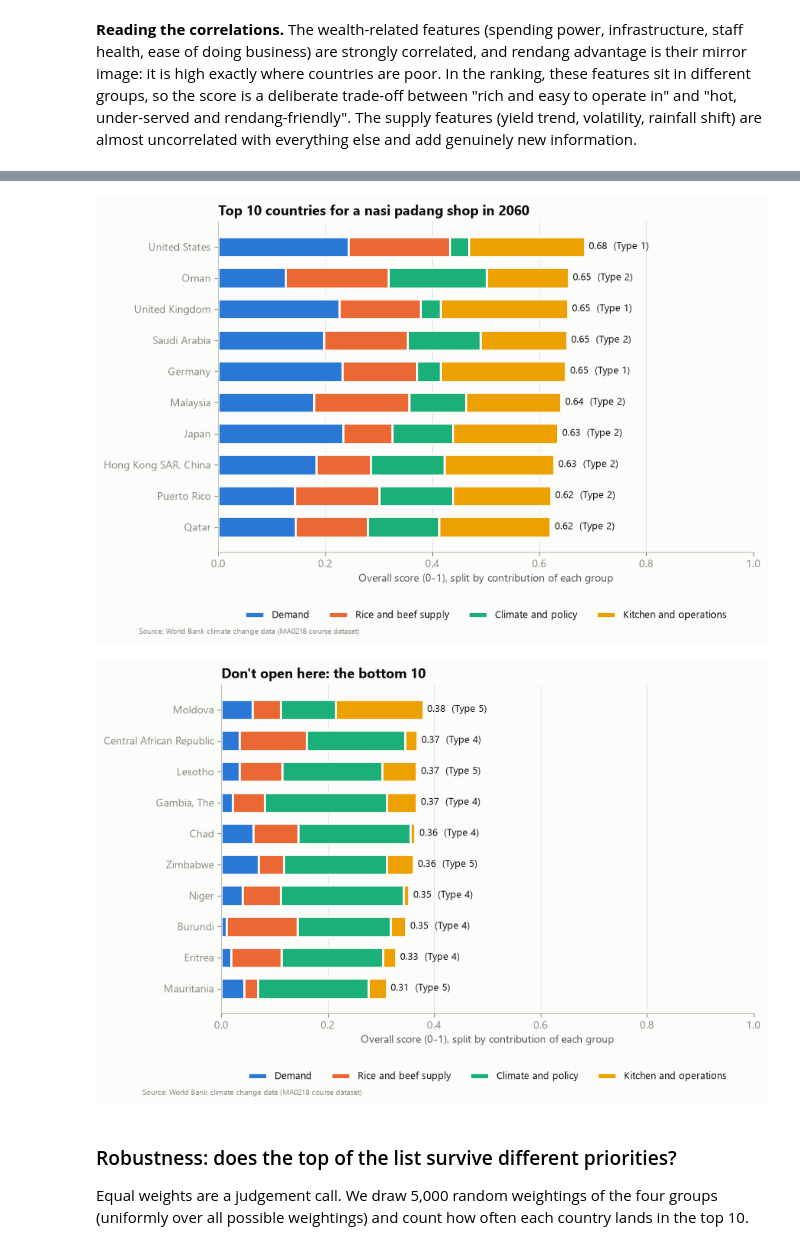
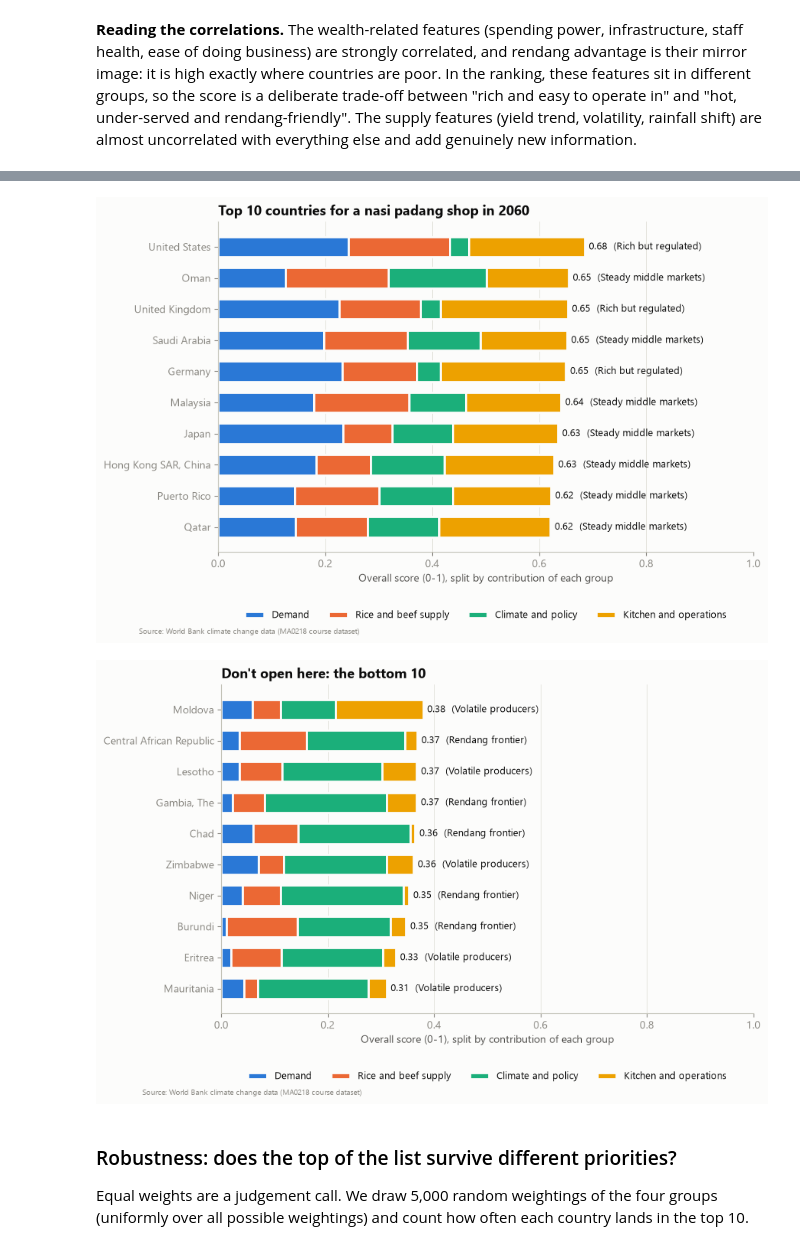
Before and after one commit to edward3423/nasipadang, a Jupyter notebook: nasipadang.ipynb, the cells around one changed output, grey strips where cells are left out. Drawn from its saved outputs; the diff is of its cells as text; code cells hidden in the pictures.

```diff
--- a/nasipadang.ipynb
+++ b/nasipadang.ipynb
@@ -784,0 +728,24 @@ Ranked 156 countries
+# %%
+def elbow_k(inertia, ks):
+    """The k furthest from the straight line joining the two ends of the inertia curve."""
+    x = (np.array(ks) - ks[0]) / (ks[-1] - ks[0])
+    y = (np.array(inertia) - inertia[-1]) / (inertia[0] - inertia[-1])
+    return ks[int(np.argmax(1 - x - y))]
+
+
+def in_version(version):
+    return C if SPACES[version] is None else PCA(SPACES[version], random_state=SEED).fit_transform(C)
+
+
+KS = list(range(1, 11))
+inertia = [KMeans(n_clusters=k, n_init=20, random_state=SEED).fit(in_version("pca8")).inertia_ for k in KS]
+elbow = elbow_k(inertia, KS)
+candidates = [("K-means", "pca8", elbow)]
+fig, ax = plt.subplots(figsize=(6.5, 3.6))
+ax.plot(KS, inertia, marker="o", ms=5, lw=2, color=CAT[0])
+ax.scatter([elbow], [inertia[KS.index(elbow)]], s=110, facecolor="none", edgecolor=INK, linewidth=1.5, zorder=3)
+ax.set_xticks(KS)
+ax.set_xlabel("Number of groups (k)")
+ax.set_ylabel("Inertia (lower = tighter groups)")
+titled(ax, "K-means: choosing k with the elbow method", f"Elbow at k={elbow}")
+plt.show()
@@ -784,0 +982,17 @@ Ranked 156 countries
+# %%
+xy = PCA(n_components=2, random_state=SEED).fit(C)
+P = xy.transform(C)
+MARKERS = ["o", "s", "^", "D", "v", "P", "X"]
+fig, ax = plt.subplots(figsize=(9, 6))
+for c in sorted(d["cluster"].unique()):
+    sel = (d["cluster"] == c).values
+    ax.scatter(P[sel, 0], P[sel, 1], s=38, color=CAT[c - 1], marker=MARKERS[c - 1], edgecolor=SURFACE,
+               linewidth=0.8, label=f"{TYPE_NAMES[c]} ({sel.sum()})")
+big = [d.index.get_loc(code) for code in d.nlargest(10, "population").index]
+label_points(ax, P[big, 0], P[big, 1], d["name"].iloc[big])
+ax.set_xlabel(f"Principal component 1 ({xy.explained_variance_ratio_[0]:.0%} of variance)")
+ax.set_ylabel(f"Principal component 2 ({xy.explained_variance_ratio_[1]:.0%} of variance)")
+ax.legend(frameon=False, loc="upper left", bbox_to_anchor=(1.0, 1.0))
+titled(ax, f"{K} market types emerge from the 11 features",
+       "Countries projected onto the two directions of greatest variation; the 10 most populous are labelled")
+save(fig, "09_cluster_map")
@@ -785,29 +1020,29 @@ Ranked 156 countries
 # %%
 def stacked(rows, title, name):
     contrib = group_scores.loc[rows.index, GROUPS] * weights
     fig, ax = plt.subplots(figsize=(9, 0.42 * len(rows) + 1.4))
     left = np.zeros(len(rows))
     labels = rows["name"].values
     for i, g in enumerate(GROUPS):
         ax.barh(labels, contrib[g].values, left=left, color=CAT[i], height=0.65, label=g, edgecolor=SURFACE,
                 linewidth=2)
         left += contrib[g].values
-    for i, (v, c) in enumerate(zip(rows["score"].values, rows["cluster"].values)):
-        ax.text(v + 0.008, i, f"{v:.2f}  (Type {c})", va="center", fontsize=9, color=INK)
+    for i, (v, c) in enumerate(zip(rows["score"].values, rows["market_type"].values)):
+        ax.text(v + 0.008, i, f"{v:.2f}  ({c})", va="center", fontsize=9, color=INK)
     ax.invert_yaxis()
     ax.set_xlim(0, 1)
     ax.set_xlabel("Overall score (0-1), split by contribution of each group")
     ax.grid(axis="y", visible=False)
     ax.legend(frameon=False, ncol=4, loc="upper center", bbox_to_anchor=(0.5, -0.12 - 0.3 / len(rows)), fontsize=9)
     ax.set_title(title)
     save(fig, name)
 
 
 stacked(R.head(10), "Top 10 countries for a nasi padang shop in 2060", "10_top10")
 stacked(R.tail(10), "Don't open here: the bottom 10", "11_bottom10")
 # %% [output]
-[figure, old version]
+[figure, new version]
-[figure, old version]
+[figure, new version]
 # %% [markdown]
 ### Robustness: does the top of the list survive different priorities?
 
```
Also changed, not shown: parts of 42 cells of this notebook, 10 other files.
